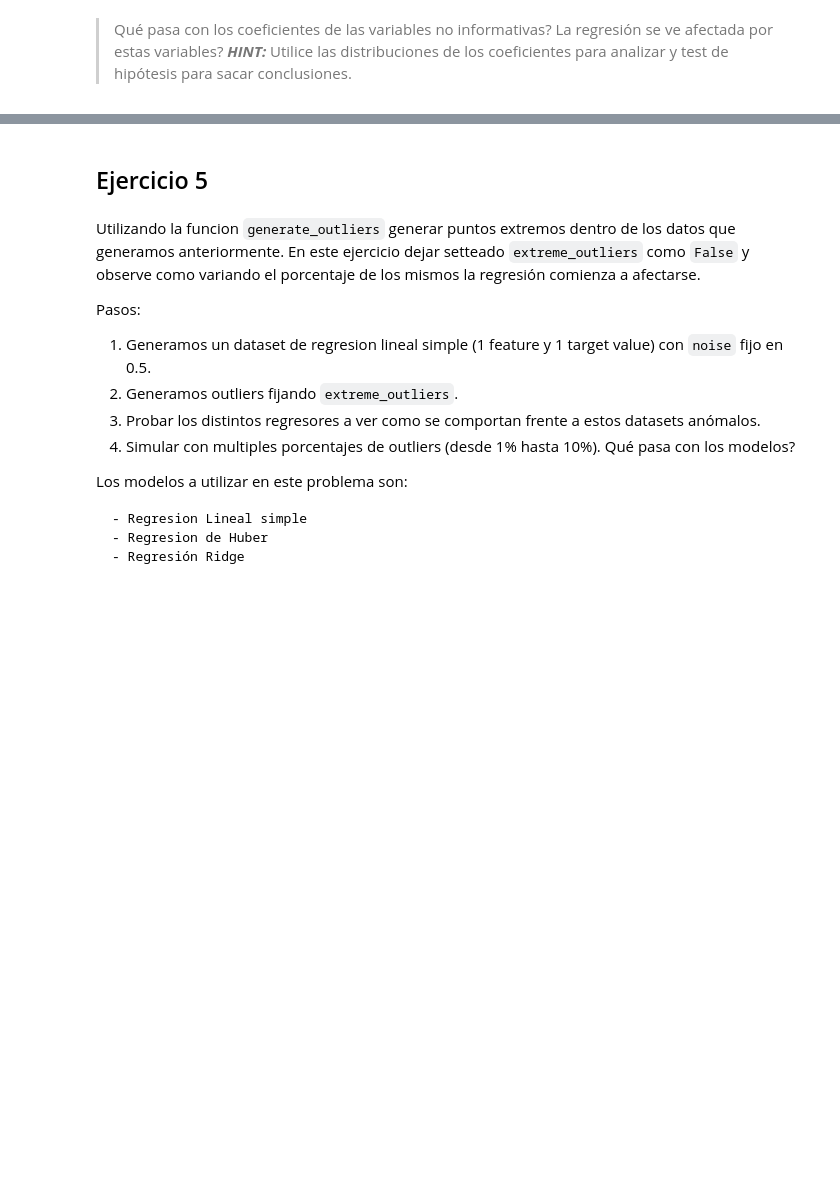
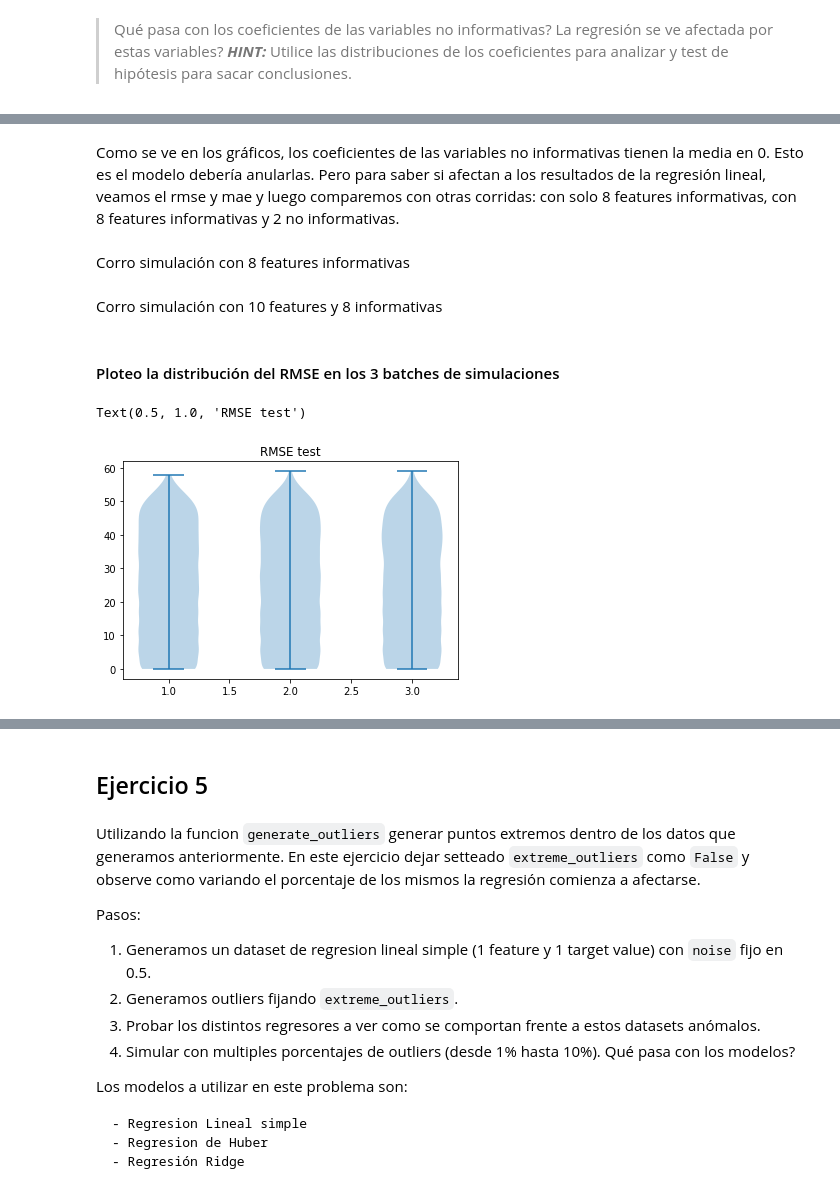
Before and after one commit to marianataglio/intro_ia, a Jupyter notebook: tp_integrador_enunciado/tpi_parte2.ipynb, the cells around one changed output, grey strips where cells are left out. Drawn from its saved outputs; the diff is of its cells as text; code cells hidden in the pictures; blank space fills up the shorter version.

```diff
--- a/tp_integrador_enunciado/tpi_parte2.ipynb
+++ b/tp_integrador_enunciado/tpi_parte2.ipynb
@@ -257,0 +313,2 @@ print(results_df.head())
+# %% [markdown]
+Como se ve en los gráficos, los coeficientes de las variables no informativas tienen la media en 0. Esto es el modelo debería anularlas. Pero para saber si afectan a los resultados de la regresión lineal, veamos el rmse y mae y luego comparemos con otras corridas: con solo 8 features informativas, con 8 features informativas y 2 no informativas.
@@ -257,0 +327,32 @@ print(results_df.head())
+# %% [markdown]
+Corro simulación con 8 features informativas
+# %%
+n_exp = 100
+n_samples = 1000
+n_features = 8
+n_informative = 8
+n_targets = 1
+noise =  np.linspace(0,50,10)
+bias = np.linspace(0,50,5)
+
+results_2, coefficients = simulate_regression(n_exp, n_samples, n_features, n_informative, n_targets, noise, bias)
+# %% [markdown]
+Corro simulación con 10 features y 8 informativas
+# %%
+n_exp = 100
+n_samples = 1000
+n_features = 10
+n_informative = 8
+n_targets = 1
+noise =  np.linspace(0,50,10)
+bias = np.linspace(0,50,5)
+
+results_3, coefficients = simulate_regression(n_exp, n_samples, n_features, n_informative, n_targets, noise, bias)
+# %% [markdown]
+#### Ploteo la distribución del RMSE en los 3 batches de simulaciones
+# %%
+plt.violinplot([results_1.RMSE_test, results_2.RMSE_test, results_3.RMSE_test])
+plt.title("RMSE test")
+# %% [output]
+Text(0.5, 1.0, 'RMSE test')
+[figure, added]
```
Also changed, not shown: parts of 8 cells of this notebook.
